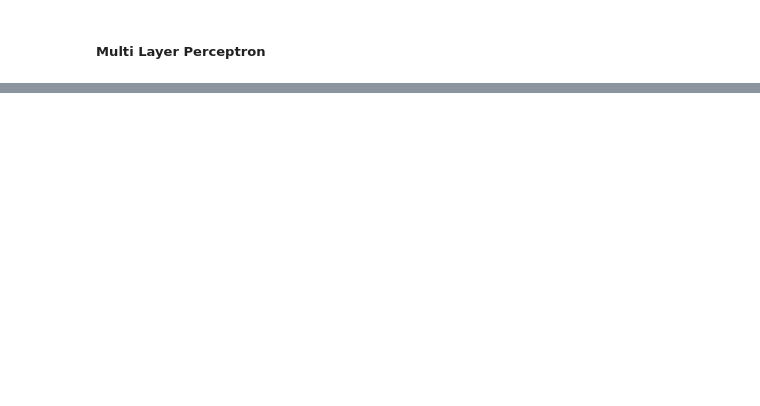
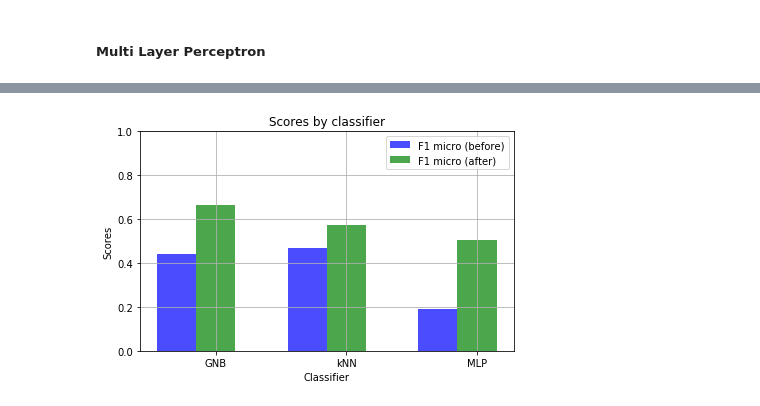
Before and after one commit to georgeaidinis/NTUA, a Jupyter notebook: NN/Lab 1/Copy_of_Lab_1_Big_NN_.ipynb, the cells around one changed output, grey strips where cells are left out. Cells and saved outputs as stored; diff of their text form; code cells hidden in the pictures; blank space fills up the shorter version.

```diff
--- a/NN/Lab 1/Copy_of_Lab_1_Big_NN_.ipynb
+++ b/NN/Lab 1/Copy_of_Lab_1_Big_NN_.ipynb
@@ -744,0 +1242,39 @@ for scaler in (None, "minmax", "zscore"):
+# %%
+n_groups = 3
+before_micro = (0.4405797101449275,
+            0.4692753623188406,
+            0.1910144927536232)
+
+after_micro = (0.6652173913043479,
+            0.571304347826087,
+            0.5028985507246376)
+
+
+fig, ax = plt.subplots()
+index = np.arange(n_groups)
+bar_width = 0.3
+opacity = 0.7
+
+rects1 = plt.bar(index, before_micro, bar_width,
+alpha=opacity,
+color='b',
+label='F1 micro (before)')
+
+rects2 = plt.bar(index + bar_width, after_micro, bar_width,
+alpha=opacity,
+color='g',
+label='F1 micro (after)')
+
+plt.xlabel('Classifier')
+plt.ylabel('Scores')
+plt.title('Scores by classifier')
+plt.xticks(index + bar_width, ("GNB", "kNN", "MLP"))
+plt.legend()
+plt.ylim(0, 1)
+plt.grid(True)
+
+
+plt.tight_layout()
+plt.show()
+# %% [output]
+[figure, added]
```
Also changed, not shown: parts of 32 cells of this notebook.
